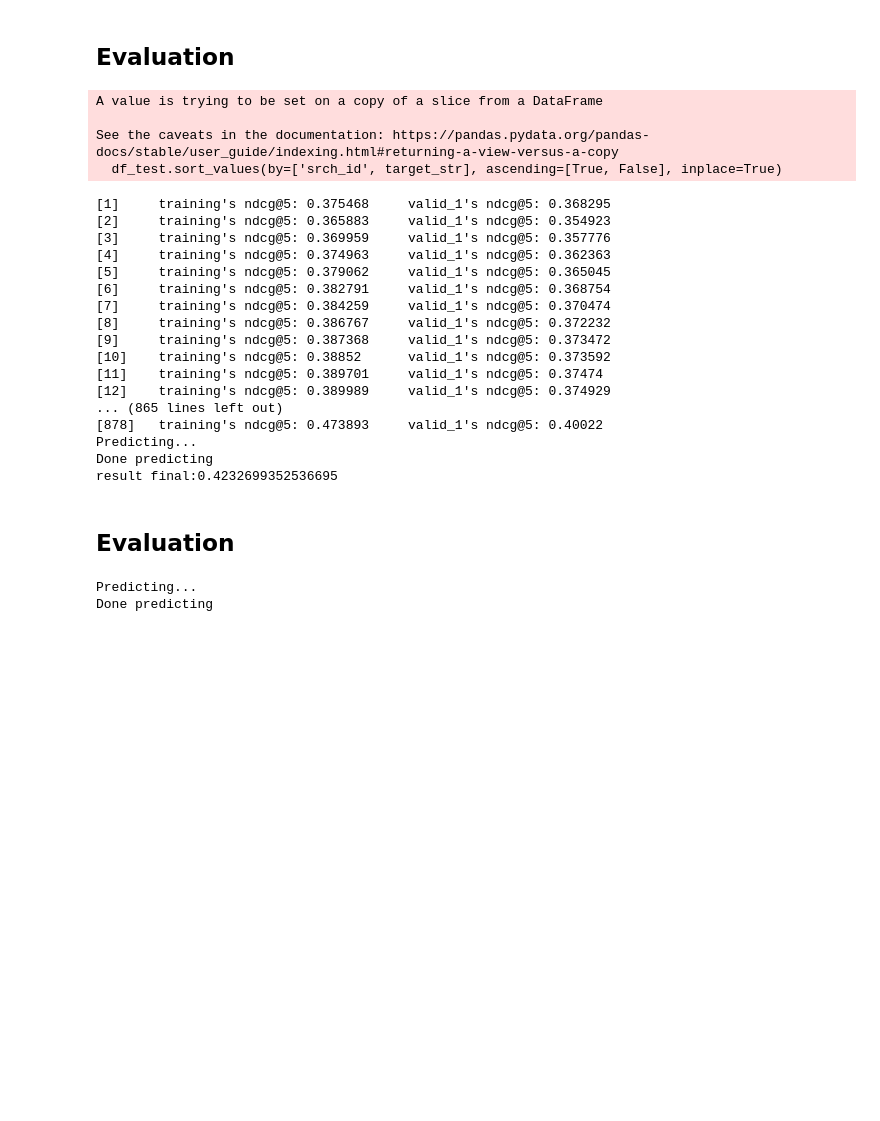
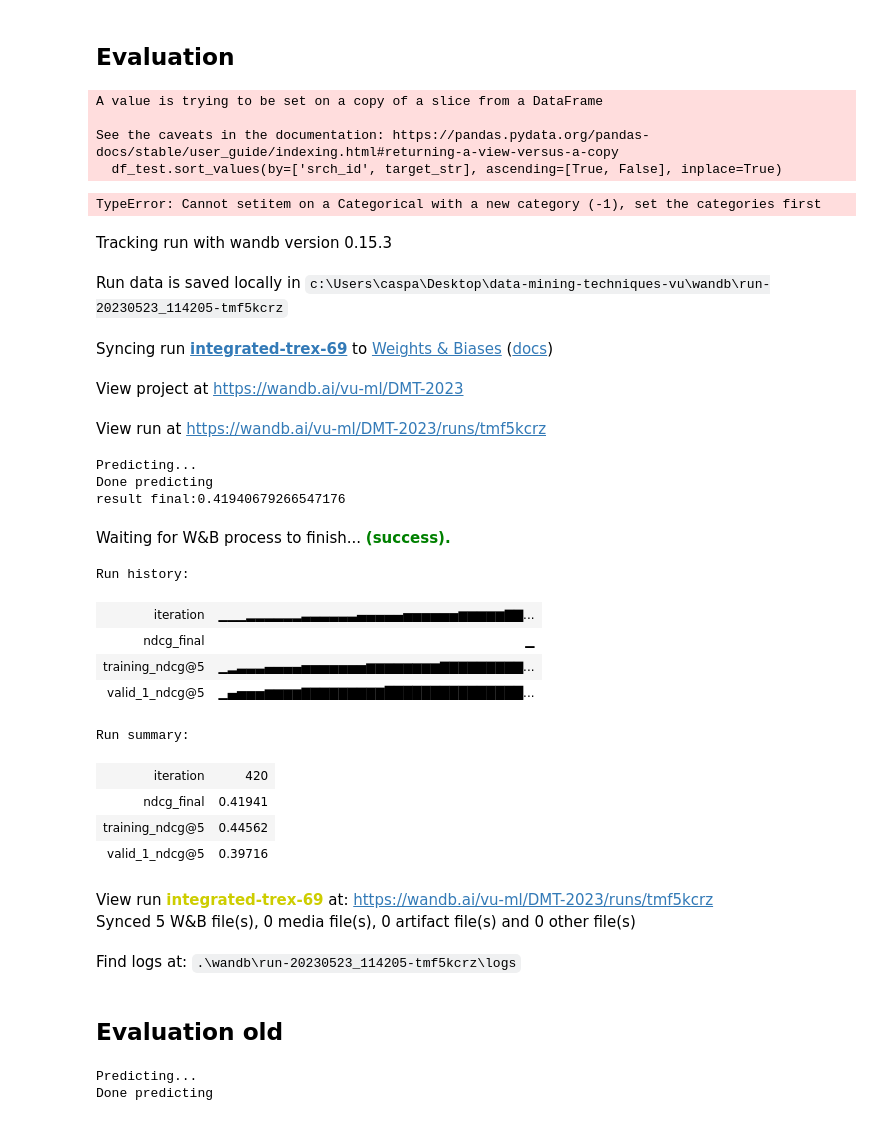
Before and after one commit to rapsac2010/learning-to-rank-expedia-vu, a Jupyter notebook: src/eda_ch.ipynb, the cells around one changed output. Cells and saved outputs as stored; diff of their text form; code cells hidden in the pictures; blank space fills up the shorter version.

Commit message:
trying to integrate reinier changes

```diff
--- a/src/eda_ch.ipynb
+++ b/src/eda_ch.ipynb
@@ -116,17 +120,17 @@ Error:
 # %% [markdown]
 ## Evaluation
 # %%
-best_params = {'n_estimators': 878,
-               'num_leaves': 80,
-               'max_depth': 14,
-               'learning_rate': 0.018926700075124463,
-               'subsample': 0.6001819915274639,
-               'colsample_bytree': 0.7879556726353679,
-               'reg_alpha': 0.06065988852935483,
-               'reg_lambda': 0.14848222729700747,
-               'min_child_samples': 7,
-               'min_child_weight': 0.05206418484811052,
-               'val_size': 0.37752777983423735}
+best_params = {'n_estimators': 421,
+ 'num_leaves': 36,
+ 'max_depth': 9,
+ 'learning_rate': 0.07500274597972945,
+ 'subsample': 0.44073175180110147,
+ 'colsample_bytree': 0.44512901152675777,
+ 'reg_alpha': 0.13399352212166932,
+ 'reg_lambda': 0.13466379319544275,
+ 'min_child_samples': 96,
+ 'min_child_weight': 0.06539586276577038,
+ 'val_size': 0.3154338751135015}
 
 lgb_params = best_params.copy()
 val_size = lgb_params.pop('val_size')
@@ -135,10 +139,14 @@ X_train, X_val, X_test, y_train, y_val, y_test, test_ideal = train_val_test_spli
 
 _, desire_df_click = construct_desire(X_val)
 _, desire_df_book = construct_desire(X_val, target = 'booking_bool')
+
 prop_counts = X_val['prop_id'].value_counts()
 prop_counts.name = 'prop_counts'
+prop_counts = pd.DataFrame({'prop_id':prop_counts.index, 'count':prop_counts.values})
+
 srch_dest_counts = X_val['srch_destination_id'].value_counts()
 srch_dest_counts.name = 'srch_dest_counts'
+srch_dest_counts = pd.DataFrame({'srch_destination_id':srch_dest_counts.index, 'count':srch_dest_counts.values})
 
 merge_df_list = [(desire_df_click, 'prop_id'), (desire_df_book, 'prop_id'), (prop_counts, 'prop_id'), (srch_dest_counts, 'srch_destination_id')]
 
@@ -149,12 +157,13 @@ A value is trying to be set on a copy of a slice from a DataFrame
 
 See the caveats in the documentation: https://pandas.pydata.org/pandas-docs/stable/user_guide/indexing.html#returning-a-view-versus-a-copy
   df_test.sort_values(by=['srch_id', target_str], ascending=[True, False], inplace=True)
+TypeError: Cannot setitem on a Categorical with a new category (-1), set the categories first
 # %%
 # Testing
 # LightGBM ranker
 import lightgbm as lgb
-# import wandb
-# from wandb.lightgbm import wandb_callback, log_summary
+import wandb
+from wandb.lightgbm import wandb_callback, log_summary
 
 # Create dataset
 group_train = X_train.groupby('srch_id').size().values
@@ -166,55 +175,62 @@ X_val_lgb = X_test.drop(['srch_id'], axis=1)
 
 ranker = lgb.LGBMRanker(**lgb_params)
 
-# wandb.init(project='DMT-2023', config = best_params, notes='Now with class_weight = balanced', name='possibly-balanced-tiger-2')
+wandb.init(project='DMT-2023', config = best_params, notes='Attempt 2 to replicate Reinier run', name='integrated-triceratops-41')
 
 
 # Training the model
 ranker.fit(
       X=X_train_lgb,
       y=y_train,
       group=group_train,
       eval_set=[(X_train_lgb, y_train),(X_val_lgb, y_test)],
       eval_group=[group_train, group_val],
       eval_at=[5],
-      callbacks=[])
+      callbacks=[wandb_callback()],
+      feature_name = 'auto',
+      categorical_feature= 'auto')
 
 # Predicting the scores
 test = X_test.drop(['srch_id'], axis=1).copy()
 
 print("Predicting...")
 y_pred = ranker.predict(test)
 print("Done predicting")
 
 df_res = X_test.copy()
 df_res['pred_grades'] = y_pred
 df_res = df_res.sort_values(by=['srch_id', 'pred_grades'], ascending=[True, False], inplace=False)
 df_res = df_res.merge(test_ideal, on=['srch_id', 'prop_id'], how='left')
 
 final_ndcg = calc_NDCG(test_ideal, df_res)
-# wandb.log({'ndcg_final': final_ndcg})
+wandb.log({'ndcg_final': final_ndcg})
 print(f"result final:{final_ndcg}")
-# wandb.finish()
+wandb.finish()
 # %% [output]
+Tracking run with wandb version 0.15.3
+Run data is saved locally in c:\Users\caspa\Desktop\data-mining-techniques-vu\wandb\run-20230523_114205-tmf5kcrz
+Syncing run integrated-trex-69 to Weights & Biases (docs)
+View project at https://wandb.ai/vu-ml/DMT-2023
+View run at https://wandb.ai/vu-ml/DMT-2023/runs/tmf5kcrz
-[1]     training's ndcg@5: 0.375468     valid_1's ndcg@5: 0.368295
-[2]     training's ndcg@5: 0.365883     valid_1's ndcg@5: 0.354923
-[3]     training's ndcg@5: 0.369959     valid_1's ndcg@5: 0.357776
-[4]     training's ndcg@5: 0.374963     valid_1's ndcg@5: 0.362363
-[5]     training's ndcg@5: 0.379062     valid_1's ndcg@5: 0.365045
-[6]     training's ndcg@5: 0.382791     valid_1's ndcg@5: 0.368754
-[7]     training's ndcg@5: 0.384259     valid_1's ndcg@5: 0.370474
-[8]     training's ndcg@5: 0.386767     valid_1's ndcg@5: 0.372232
-[9]     training's ndcg@5: 0.387368     valid_1's ndcg@5: 0.373472
-[10]    training's ndcg@5: 0.38852      valid_1's ndcg@5: 0.373592
-[11]    training's ndcg@5: 0.389701     valid_1's ndcg@5: 0.37474
-[12]    training's ndcg@5: 0.389989     valid_1's ndcg@5: 0.374929
-... (865 lines left out)
-[878]   training's ndcg@5: 0.473893     valid_1's ndcg@5: 0.40022
 Predicting...
 Done predicting
-result final:0.4232699352536695
+result final:0.41940679266547176
+Waiting for W&B process to finish... (success).
+Run history:
+| iteration | ▁▁▁▂▂▂▂▂▂▃▃▃▃▃▃▄▄▄▄▄▅▅▅▅▅▅▆▆▆▆▆▇▇... |
+| ndcg_final | ▁ |
+| training_ndcg@5 | ▁▂▃▃▃▄▄▄▄▅▅▅▅▅▅▅▆▆▆▆▆▆▆▆▇▇▇▇▇▇▇▇▇... |
+| valid_1_ndcg@5 | ▁▄▅▅▅▆▆▆▆▇▇▇▇▇▇▇▇▇███████████████... |
+Run summary:
+| iteration | 420 |
+| ndcg_final | 0.41941 |
+| training_ndcg@5 | 0.44562 |
+| valid_1_ndcg@5 | 0.39716 |
+View run integrated-trex-69 at: https://wandb.ai/vu-ml/DMT-2023/runs/tmf5kcrz
+Synced 5 W&B file(s), 0 media file(s), 0 artifact file(s) and 0 other file(s)
+Find logs at: .\wandb\run-20230523_114205-tmf5kcrz\logs
 # %% [markdown]
-## Evaluation
+## Evaluation old
 # %%
 # Predicting the scores
 # test = X_val
```
Also changed, not shown: parts of 2 cells of this notebook, 3 other files.
